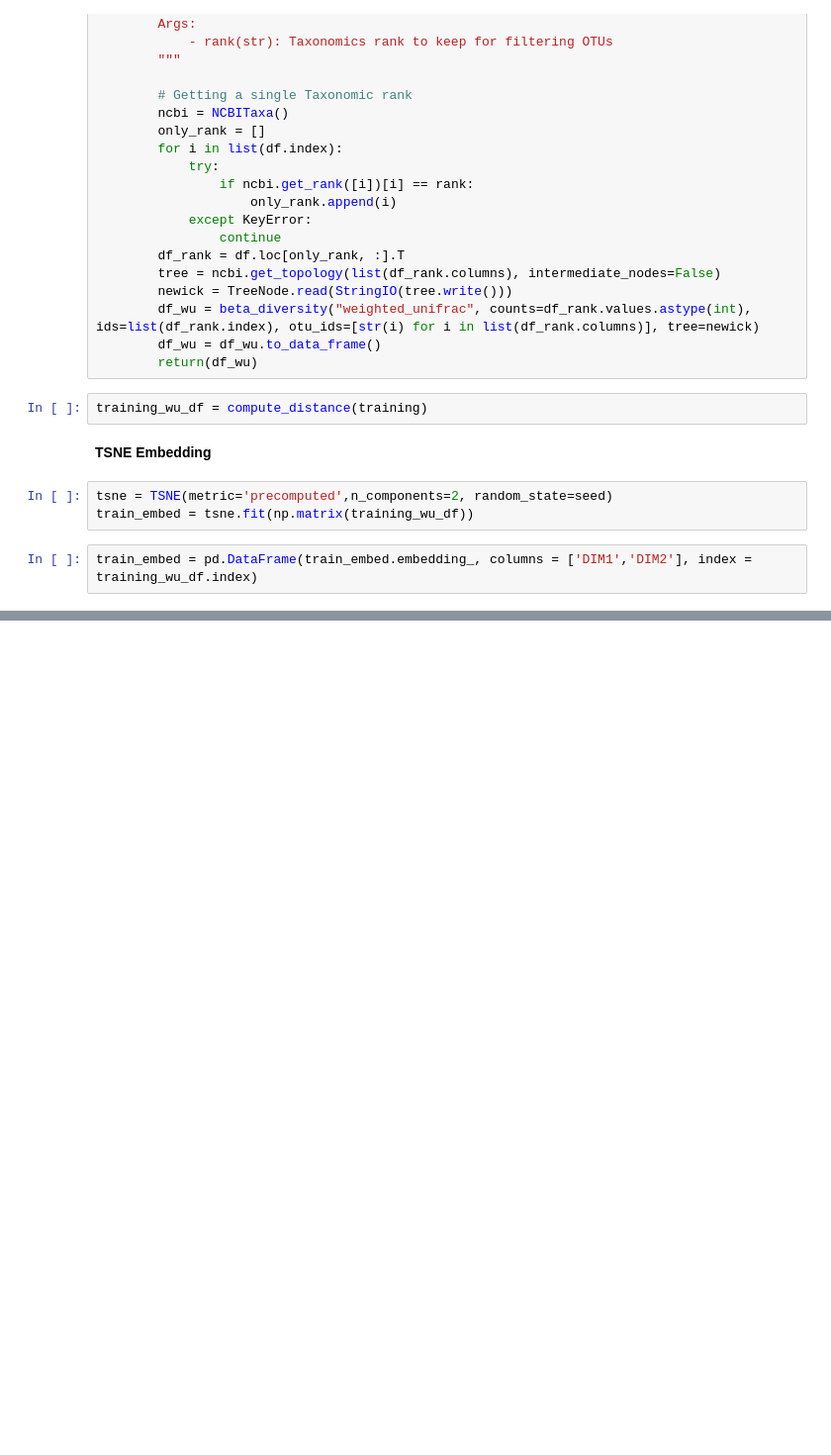
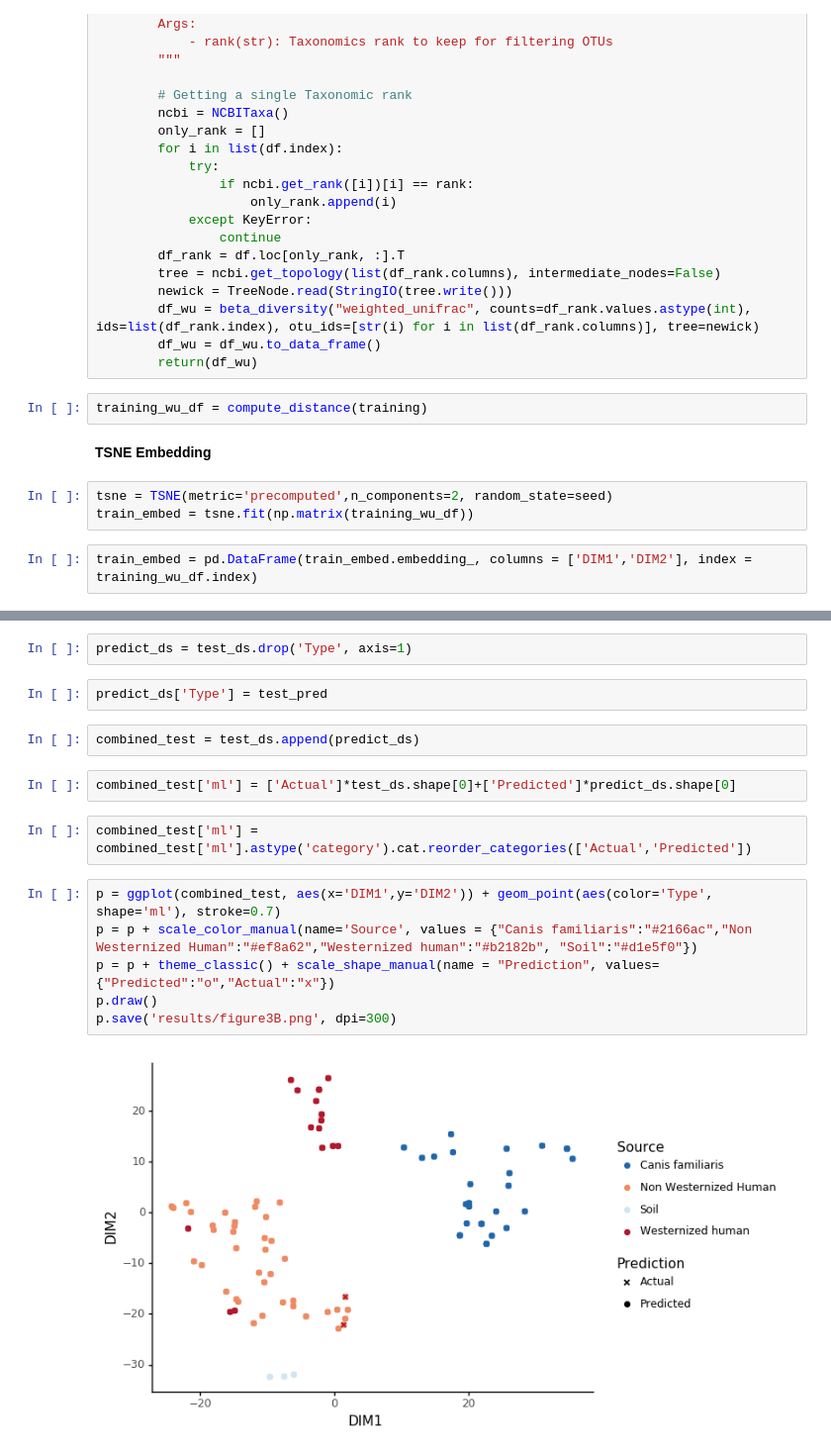
Before and after one commit to maxibor/coproid-article, a Jupyter notebook: figures/figure3/figure3.ipynb, the cells around one changed output, grey strips where cells are left out. Shown at 99% size. Saved outputs shown, nothing was run; the diff lists cells and outputs as text; blank space fills up the shorter version.

```diff
--- a/figures/figure3/figure3.ipynb
+++ b/figures/figure3/figure3.ipynb
@@ -116,0 +220,18 @@ ggplot(train_embed_plot, aes(x='DIM1',y='DIM2')) + geom_point(aes(color='labels'
+# %%
+predict_ds = test_ds.drop('Type', axis=1)
+# %%
+predict_ds['Type'] = test_pred
+# %%
+combined_test = test_ds.append(predict_ds)
+# %%
+combined_test['ml'] = ['Actual']*test_ds.shape[0]+['Predicted']*predict_ds.shape[0]
+# %%
+combined_test['ml'] = combined_test['ml'].astype('category').cat.reorder_categories(['Actual','Predicted'])
+# %%
+p = ggplot(combined_test, aes(x='DIM1',y='DIM2')) + geom_point(aes(color='Type', shape='ml'), stroke=0.7)
+p = p + scale_color_manual(name='Source', values = {"Canis familiaris":"#2166ac","Non Westernized Human":"#ef8a62","Westernized human":"#b2182b", "Soil":"#d1e5f0"})
+p = p + theme_classic() + scale_shape_manual(name = "Prediction", values={"Predicted":"o","Actual":"x"})
+p.draw()
+p.save('results/figure3B.png', dpi=300)
+# %% [output]
+[figure, added]
```
Also changed, not shown: parts of 42 cells of this notebook, 10 other files.
